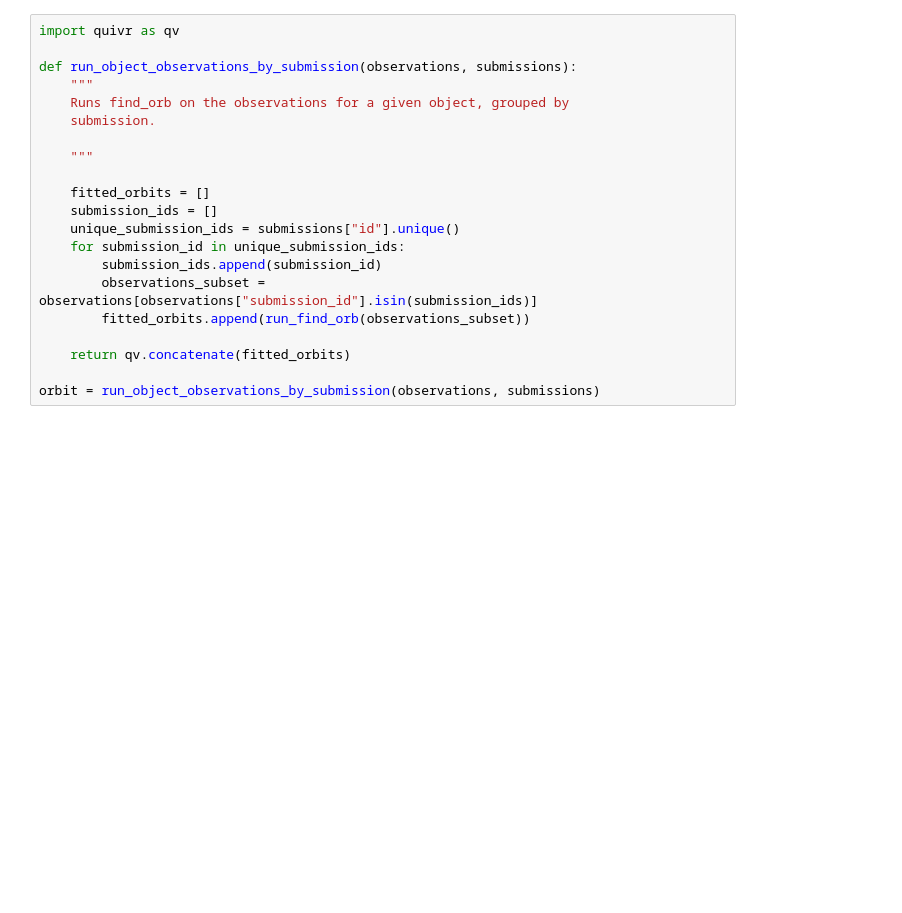
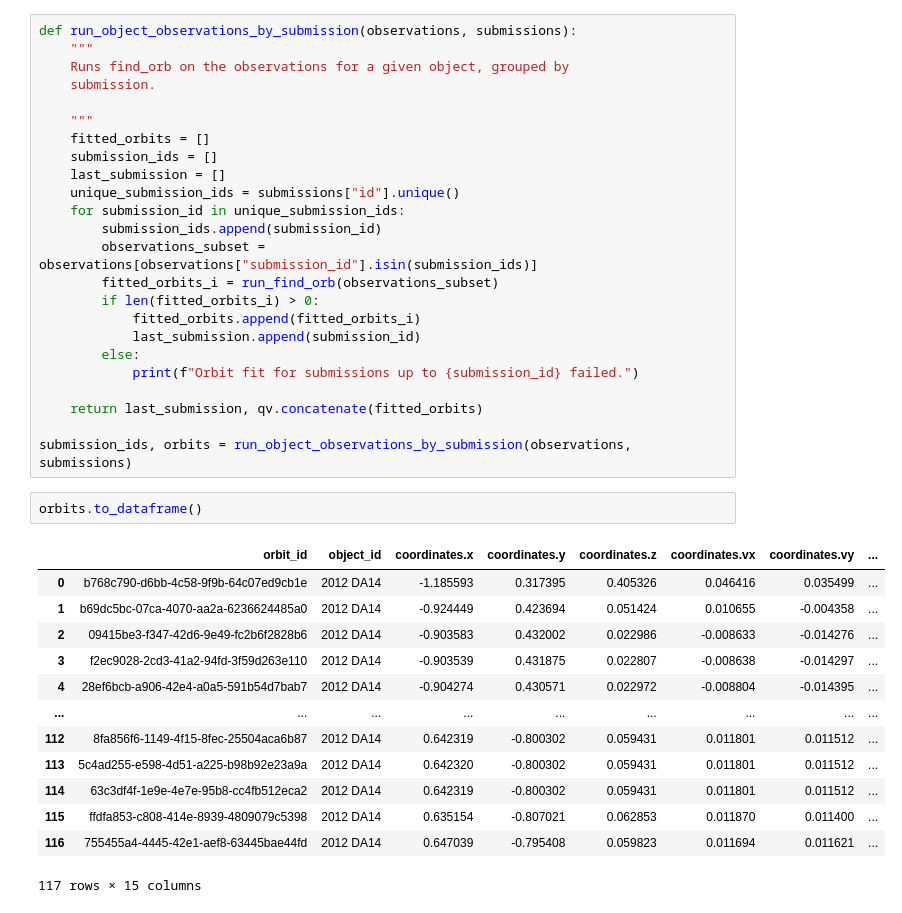
Before and after one commit to moeyensj/experimental_notebooks, a Jupyter notebook: openspace_uncertainty/orbit_fitting.ipynb, the cells around one changed output. Drawn from its saved outputs; the diff is of its cells as text; blank space fills up the shorter version.

```diff
--- a/openspace_uncertainty/orbit_fitting.ipynb
+++ b/openspace_uncertainty/orbit_fitting.ipynb
@@ -133,26 +181,45 @@ def run_find_orb(observations, out_dir=None):
 # %% [output]
 An NVIDIA GPU may be present on this machine, but a CUDA-enabled jaxlib is not installed. Falling back to cpu.
 # %%
-import quivr as qv
-
 def run_object_observations_by_submission(observations, submissions):
     """
     Runs find_orb on the observations for a given object, grouped by
     submission.
 
     """
-
     fitted_orbits = []
     submission_ids = []
+    last_submission = []
     unique_submission_ids = submissions["id"].unique()
     for submission_id in unique_submission_ids:
         submission_ids.append(submission_id)
         observations_subset = observations[observations["submission_id"].isin(submission_ids)]
-        fitted_orbits.append(run_find_orb(observations_subset))
+        fitted_orbits_i = run_find_orb(observations_subset)
+        if len(fitted_orbits_i) > 0:
+            fitted_orbits.append(fitted_orbits_i)
+            last_submission.append(submission_id)
+        else:
+            print(f"Orbit fit for submissions up to {submission_id} failed.")
 
-    return qv.concatenate(fitted_orbits)
+    return last_submission, qv.concatenate(fitted_orbits)
 
-orbit = run_object_observations_by_submission(observations, submissions)
+submission_ids, orbits = run_object_observations_by_submission(observations, submissions)
+# %%
+orbits.to_dataframe()
+# %% [output]
+|  | orbit_id | object_id | coordinates.x | coordinates.y | coordinates.z | coordinates.vx | coordinates.vy | ... |
+| 0 | b768c790-d6bb-4c58-9f9b-64c07ed9cb1e | 2012 DA14 | -1.185593 | 0.317395 | 0.405326 | 0.046416 | 0.035499 | ... |
+| 1 | b69dc5bc-07ca-4070-aa2a-6236624485a0 | 2012 DA14 | -0.924449 | 0.423694 | 0.051424 | 0.010655 | -0.004358 | ... |
+| 2 | 09415be3-f347-42d6-9e49-fc2b6f2828b6 | 2012 DA14 | -0.903583 | 0.432002 | 0.022986 | -0.008633 | -0.014276 | ... |
+| 3 | f2ec9028-2cd3-41a2-94fd-3f59d263e110 | 2012 DA14 | -0.903539 | 0.431875 | 0.022807 | -0.008638 | -0.014297 | ... |
+| 4 | 28ef6bcb-a906-42e4-a0a5-591b54d7bab7 | 2012 DA14 | -0.904274 | 0.430571 | 0.022972 | -0.008804 | -0.014395 | ... |
+| ... | ... | ... | ... | ... | ... | ... | ... | ... |
+| 112 | 8fa856f6-1149-4f15-8fec-25504aca6b87 | 2012 DA14 | 0.642319 | -0.800302 | 0.059431 | 0.011801 | 0.011512 | ... |
+| 113 | 5c4ad255-e598-4d51-a225-b98b92e23a9a | 2012 DA14 | 0.642320 | -0.800302 | 0.059431 | 0.011801 | 0.011512 | ... |
+| 114 | 63c3df4f-1e9e-4e7e-95b8-cc4fb512eca2 | 2012 DA14 | 0.642319 | -0.800302 | 0.059431 | 0.011801 | 0.011512 | ... |
+| 115 | ffdfa853-c808-414e-8939-4809079c5398 | 2012 DA14 | 0.635154 | -0.807021 | 0.062853 | 0.011870 | 0.011400 | ... |
+| 116 | 755455a4-4445-42e1-aef8-63445bae44fd | 2012 DA14 | 0.647039 | -0.795408 | 0.059823 | 0.011694 | 0.011621 | ... |
+117 rows × 15 columns
 # %%
 import matplotlib.pyplot as plt
 
```
Also changed, not shown: parts of 6 cells of this notebook, 1 other file.
